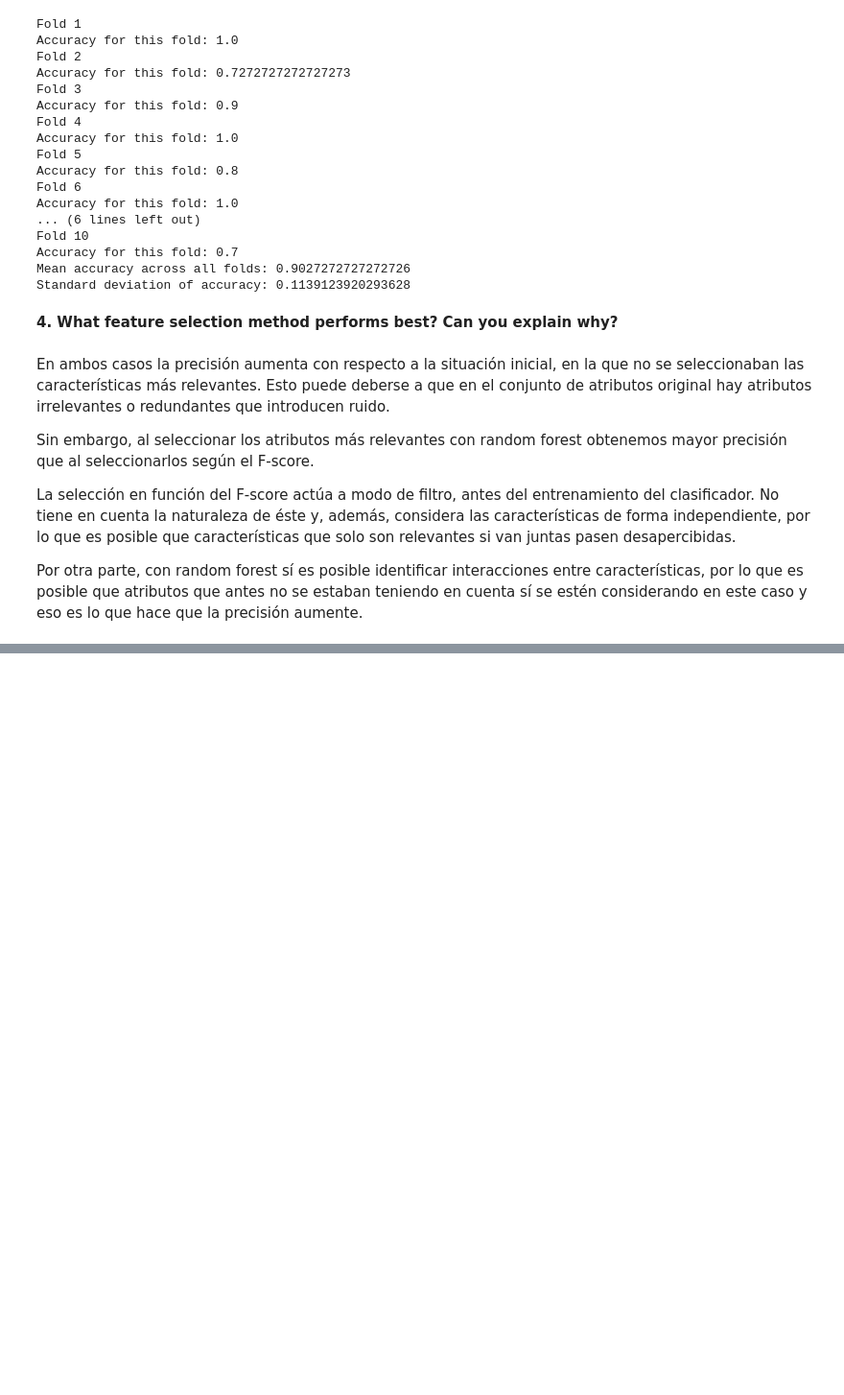
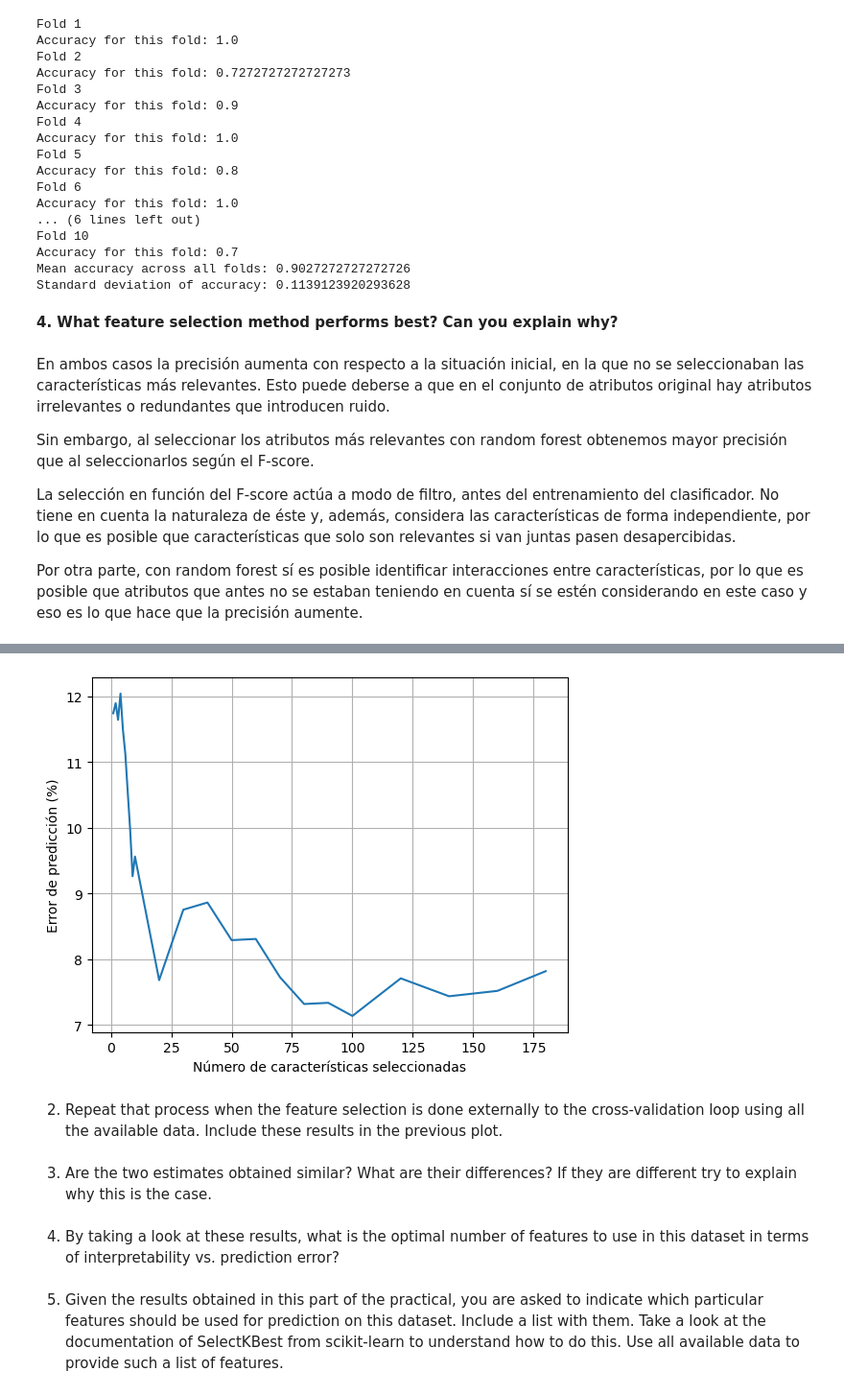
Before and after one commit to saraverdec/APAUT, a Jupyter notebook: APAUT_3/APAUT_3_Sara_2.ipynb, the cells around one changed output, grey strips where cells are left out. Shown at 96% size. Cells and saved outputs as stored; diff of their text form; code cells hidden in the pictures; blank space fills up the shorter version.

```diff
--- a/APAUT_3/APAUT_3_Sara_2.ipynb
+++ b/APAUT_3/APAUT_3_Sara_2.ipynb
@@ -276,0 +343,17 @@ Por otra parte, con random forest sí es posible identificar interacciones entre
+# %%
+plt.plot(feature_range, np.array(mean_errors)*100)
+plt.xlabel('Número de características seleccionadas')
+plt.ylabel('Error de predicción (%)')
+
+plt.grid()
+plt.show()
+# %% [output]
+[figure, added]
+# %% [markdown]
+2. Repeat that process when the feature selection is done externally to the cross-validation loop using all the available data. Include these results in the previous plot.
+# %% [markdown]
+3. Are the two estimates obtained similar? What are their differences? If they are different try to explain why this is the case.
+# %% [markdown]
+4. By taking a look at these results, what is the optimal number of features to use in this dataset in terms of interpretability vs. prediction error?
+# %% [markdown]
+5. Given the results obtained in this part of the practical, you are asked to indicate which particular features should be used for prediction on this dataset. Include a list with them. Take a look at the documentation of SelectKBest from scikit-learn to understand how to do this. Use all available data to provide such a list of features.
```
Also changed, not shown: parts of 5 cells of this notebook.
